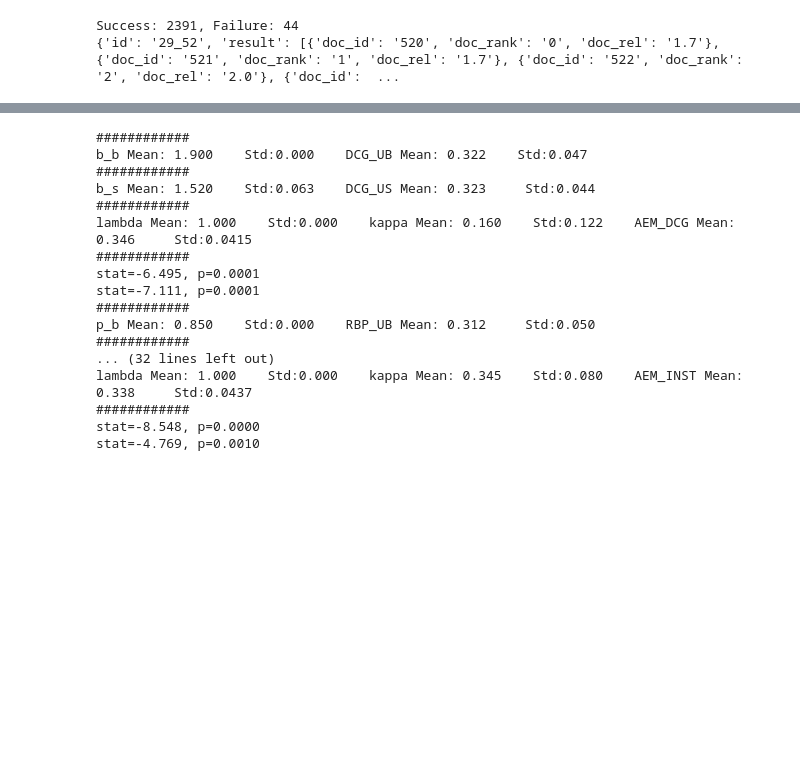
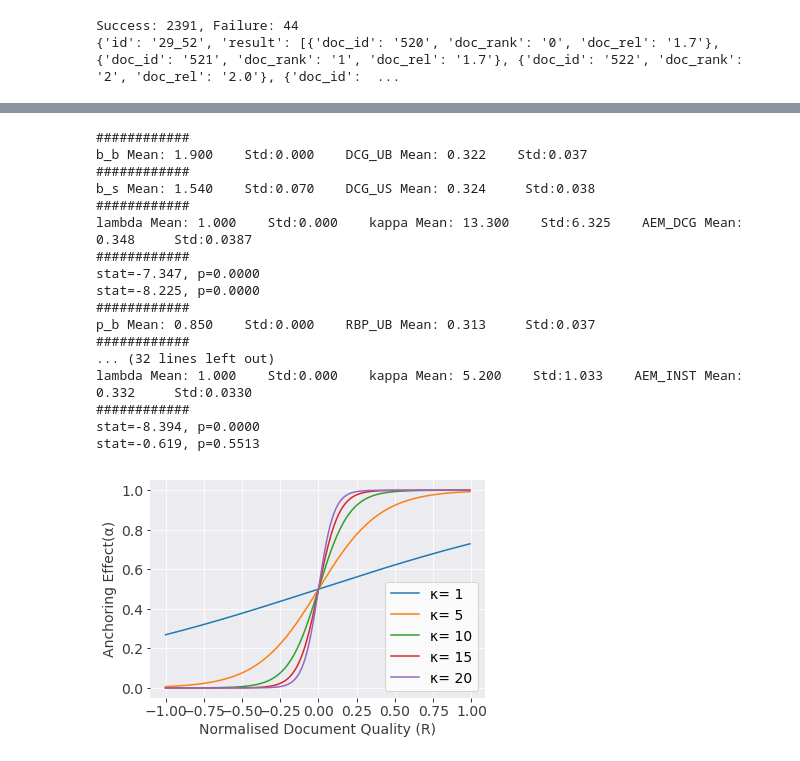
Before and after one commit to pleviumtan/anchoring-effect-metrics, a Jupyter notebook: AEM.ipynb, the cells around one changed output, grey strips where cells are left out. Saved outputs shown, nothing was run; the diff lists cells and outputs as text; code cells hidden in the pictures; blank space fills up the shorter version.

```diff
--- a/AEM.ipynb
+++ b/AEM.ipynb
@@ -140,10 +140,10 @@ def w_p():
     return 1/K_DEPTH_SAT
 
 def w_insq(t, n):
-    return (1/s_insq(2*t-1)) * (1/(n + 2*t - 1)**2)
+    return (1/s_insq(K_DEPTH_SAT)) * (1/(n + 2*t - 1)**2)
 
 def w_inst(t, n, cr):
-    return (1/s_insq(2*t-1)) * (1/(n + 2*t - cr -1)**2)
+    return (1/s_insq(K_DEPTH_SAT)) * (1/(n + 2*t - cr -1)**2)
 
 def w_e9(n, last_r, last_prob, sum_v):
     return v_e9(n, last_r, last_prob) / sum_v
@@ -224,7 +224,7 @@ def AEM_run(pm, l, k,result_list, metric):
                 cur_rel = float(doc['doc_rel'])
             else:
                 x = (last_rel - MED_REL)/(MAX_REL-MED_REL)
-                a = l / (k + math.exp(-(1/k)*(x)))
+                a = l / ( 1 + math.exp(-k * x) )
                 if a > l:
                     a = l
                 cur_rel = a*last_rel + (1-a)*float(doc['doc_rel'])
@@ -403,8 +403,7 @@ def train_AEM(pm, train_set, metric):
     Y = [float(q['sat']) for q in train_set]
     for l in np.arange(0, 1.01, 0.1):
         l = round(l, 3)
-        for k in np.arange(0, 0.501, 0.05):
-            k = round(k, 4)
+        for k in range(0, 21):
             if metric == 'DCG':
                 X = [AEM_run(pm, l, k, q['result'], 'DCG') for q in train_set]
             elif metric == 'RBP':
@@ -723,69 +722,75 @@ stat, p = scipy.stats.ttest_rel(rl_inst_s, rl_inst_AEM)
 print('stat=%.3f, p=%.4f' % (stat, p))
 # %% [output]
 ############
-b_b Mean: 1.900    Std:0.000    DCG_UB Mean: 0.322    Std:0.047
+b_b Mean: 1.900    Std:0.000    DCG_UB Mean: 0.322    Std:0.037
 ############
-b_s Mean: 1.520    Std:0.063    DCG_US Mean: 0.323     Std:0.044
+b_s Mean: 1.540    Std:0.070    DCG_US Mean: 0.324     Std:0.038
 ############
-lambda Mean: 1.000    Std:0.000    kappa Mean: 0.160    Std:0.122    AEM_DCG Mean: 0.346     Std:0.0415
+lambda Mean: 1.000    Std:0.000    kappa Mean: 13.300    Std:6.325    AEM_DCG Mean: 0.348     Std:0.0387
 ############
-stat=-6.495, p=0.0001
-stat=-7.111, p=0.0001
+stat=-7.347, p=0.0000
+stat=-8.225, p=0.0000
 ############
-p_b Mean: 0.850    Std:0.000    RBP_UB Mean: 0.312     Std:0.050
+p_b Mean: 0.850    Std:0.000    RBP_UB Mean: 0.313     Std:0.037
 ############
 ... (32 lines left out)
-lambda Mean: 1.000    Std:0.000    kappa Mean: 0.345    Std:0.080    AEM_INST Mean: 0.338     Std:0.0437
+lambda Mean: 1.000    Std:0.000    kappa Mean: 5.200    Std:1.033    AEM_INST Mean: 0.332     Std:0.0330
 ############
-stat=-8.548, p=0.0000
-stat=-4.769, p=0.0010
+stat=-8.394, p=0.0000
+stat=-0.619, p=0.5513
 # %%
 '''
 About Kappa
 '''
 import matplotlib.pyplot as plt
 # %%
-k_1 = 0.05
-k_2 = 0.15
-k_3 = 0.25
-k_4 = 0.35
+k_1 = 1
+k_2 = 5
+k_3 = 10
+k_4 = 15
+k_5 = 20
 
 x = [i for i in np.arange(-1, 1, 0.01)]
 y1 = []
 y2 = []
 y3 = []
 y4 = []
+y5 = []
 for i in x:
-    y1.append(min(1/(k_1 + math.exp(-(1/k_1)*(i))), 1))
-    y2.append(min(1/(k_2 + math.exp(-(1/k_2)*(i))), 1))
-    y3.append(min(1/(k_3 + math.exp(-(1/k_3)*(i))), 1))
-    y4.append(min(1/(k_4 + math.exp(-(1/k_4)*(i))), 1))
+    y1.append(min(1/(1 + math.exp(-(k_1)*(i))), 1))
+    y2.append(min(1/(1 + math.exp(-(k_2)*(i))), 1))
+    y3.append(min(1/(1 + math.exp(-(k_3)*(i))), 1))
+    y4.append(min(1/(1 + math.exp(-(k_4)*(i))), 1))
+    y5.append(min(1/(1 + math.exp(-(k_5)*(i))), 1))
 
-#plt.figure(figsize=(14, 9))
-plt.plot(x, y1, label = "κ= %.2f"%(k_1))
-plt.plot(x, y2, label = "κ= %.2f"%(k_2))
-plt.plot(x, y3, label = "κ= %.2f"%(k_3))
-plt.plot(x, y4, label = "κ= %.2f"%(k_4))
+plt.plot(x, y1, label = "κ= %d"%(k_1))
+plt.plot(x, y2, label = "κ= %d"%(k_2))
+plt.plot(x, y3, label = "κ= %d"%(k_3))
+plt.plot(x, y4, label = "κ= %d"%(k_4))
+plt.plot(x, y5, label = "κ= %d"%(k_5))
 
 ax = plt.gca()
 
 ax.set_facecolor('#ECEBF0') # Set background-colour
 ax.spines['top'].set_visible(False) #去掉上边框
 ax.spines['bottom'].set_visible(False) #去掉下边框
 ax.spines['left'].set_visible(False) #去掉左边框
 ax.spines['right'].set_visible(False) #去掉右边框
 
+
 plt.grid(c='#FFFFFF')
-plt.xticks(color = "#3c3c3c")
-plt.yticks(color = "#3c3c3c")
+plt.xticks(color = "#3c3c3c", fontsize=14)
+plt.yticks(color = "#3c3c3c", fontsize=14)
 
-plt.xlabel('Document Quality (r)', color = "#3c3c3c")
-plt.ylabel('Anchoring Effect(α)', color = "#3c3c3c")
-
-plt.legend(loc='lower right')
-plt.savefig('kappa-compare.png', dpi=1100, bbox_inches='tight')
+plt.xlabel('Normalised Document Quality (R)', color = "#3c3c3c", fontsize=14)
+plt.ylabel('Anchoring Effect(α)', color = "#3c3c3c", fontsize=14)
+plt.legend(loc='lower right', fontsize=14)
+plt.rcParams['figure.figsize'] = (11, 6)
+plt.savefig('kappa-compare.png', dpi=500, bbox_inches='tight')
 
 plt.show()
+# %% [output]
+[figure, added]
 # %%
 '''
 R with different kappa
```
Also changed, not shown: parts of 3 cells of this notebook.
